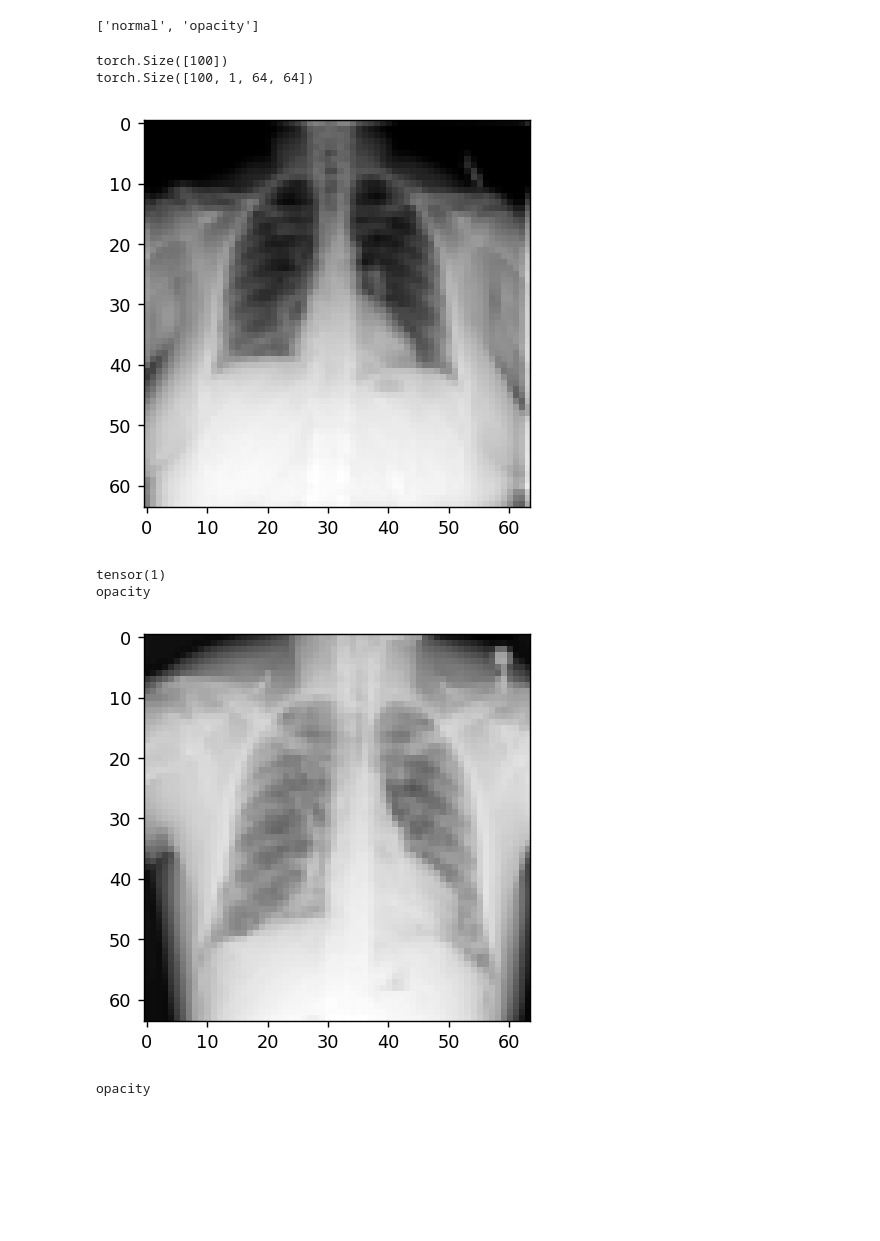
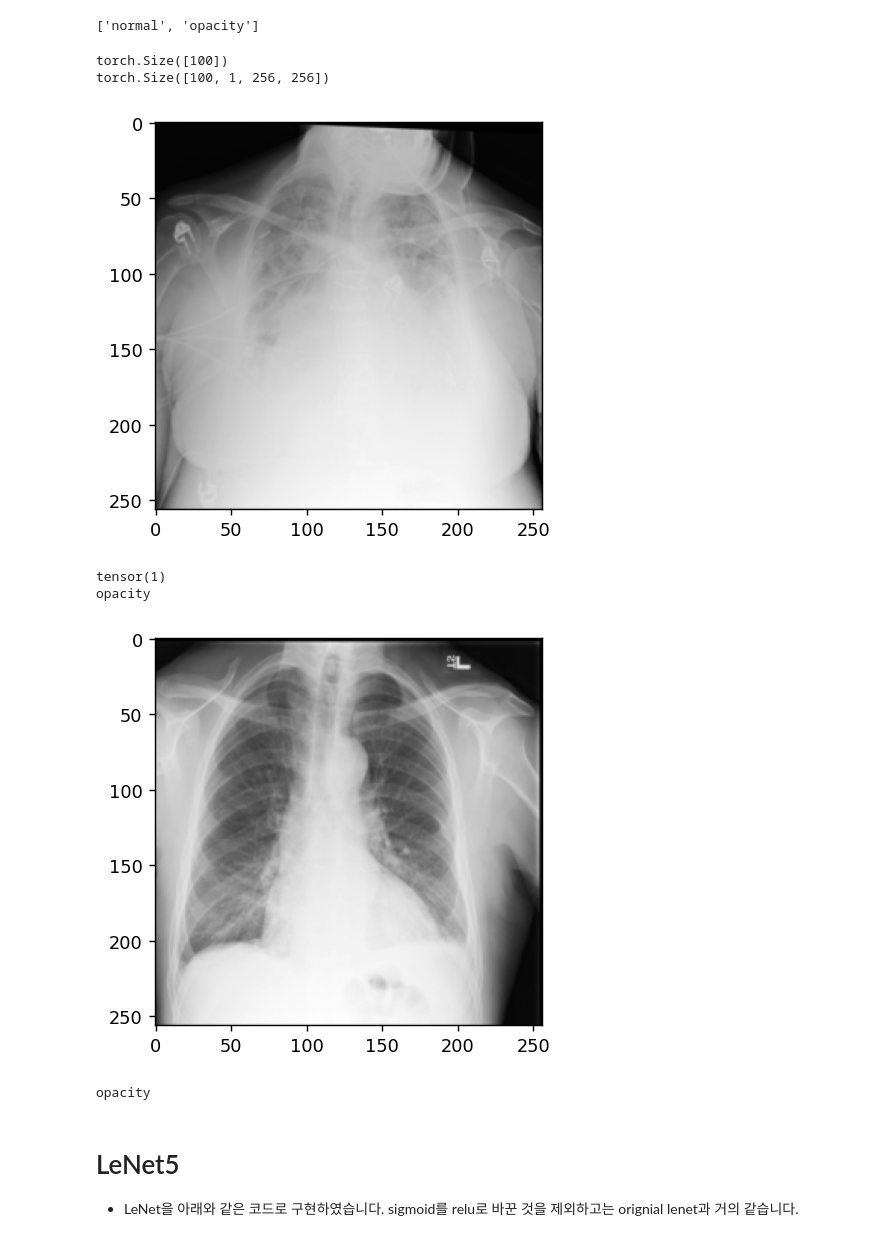
Before and after one commit to hufsbme/T10402101, a Jupyter notebook: ch6_convolutional_neural_networks/ch6_supp_lenet5_rsna2019.ipynb, the cells around one changed output. Drawn from its saved outputs; the diff is of its cells as text; code cells hidden in the pictures; blank space fills up the shorter version.

```diff
--- a/ch6_convolutional_neural_networks/ch6_supp_lenet5_rsna2019.ipynb
+++ b/ch6_convolutional_neural_networks/ch6_supp_lenet5_rsna2019.ipynb
@@ -22,10 +43,10 @@ path_valid = '/content/drive/My Drive/hufs/RSNA2019/100/'
 batch_size = 100
 # %%
 trainset = torchvision.datasets.ImageFolder(root = path_train,transform=transforms.Compose([transforms.Grayscale(num_output_channels=1),
-                                                                                          transforms.Resize((64,64)),
+                                                                                          transforms.Resize((256,256)),
                                                                                           transforms.ToTensor()]))
 validset = torchvision.datasets.ImageFolder(root = path_valid,transform=transforms.Compose([transforms.Grayscale(num_output_channels=1),
-                                                                                          transforms.Resize((64,64)),
+                                                                                          transforms.Resize((256,256)),
                                                                                           transforms.ToTensor()]))
 train_iter = torch.utils.data.DataLoader(trainset,batch_size=batch_size,shuffle=True)
 valid_iter = torch.utils.data.DataLoader(validset,batch_size=batch_size,shuffle=True)
@@ -47,19 +68,19 @@ print(labels[0])
 print(tgtnames[labels[0]])
 # %% [output]
 torch.Size([100])
-torch.Size([100, 1, 64, 64])
+torch.Size([100, 1, 256, 256])
-[figure, old version]
+[figure, new version]
 tensor(1)
 opacity
 # %%
-n=42
+n=2
 I = images[n][0].numpy()
 plt.figure(dpi=128)
 plt.imshow(I,cmap='gray')
 plt.show()
 print(tgtnames[labels[n]])
 # %% [output]
-[figure, old version]
+[figure, new version]
 opacity
 # %%
 import torch
@@ -73,4 +94,8 @@ num_epochs = 10
 num_workers = 0
+# %% [markdown]
+# LeNet5
+
+- LeNet을 아래와 같은 코드로 구현하였습니다. sigmoid를 relu로 바꾼 것을 제외하고는 orignial lenet과 거의 같습니다.
 # %%
 class Flatten(torch.nn.Module):
     def forward(self, x):
```
Also changed, not shown: parts of 17 cells of this notebook.
